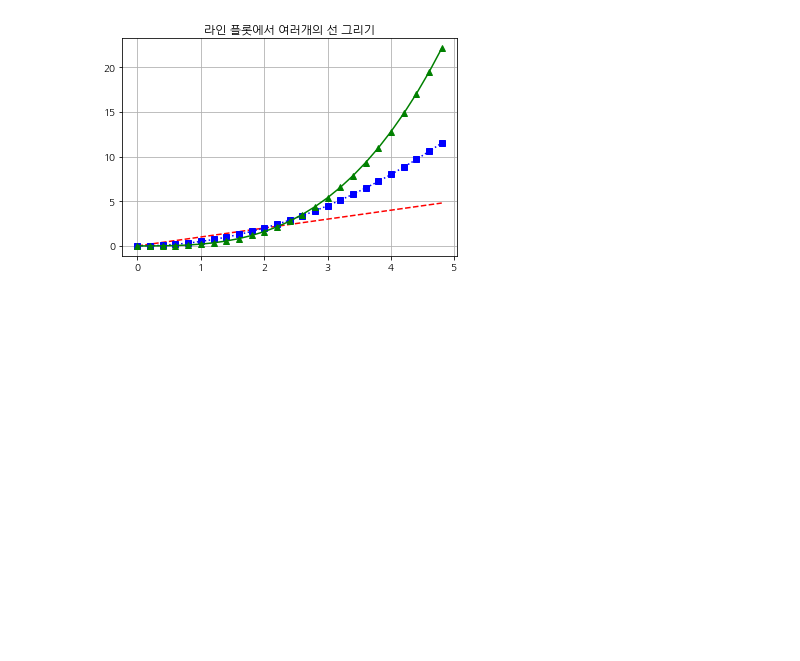
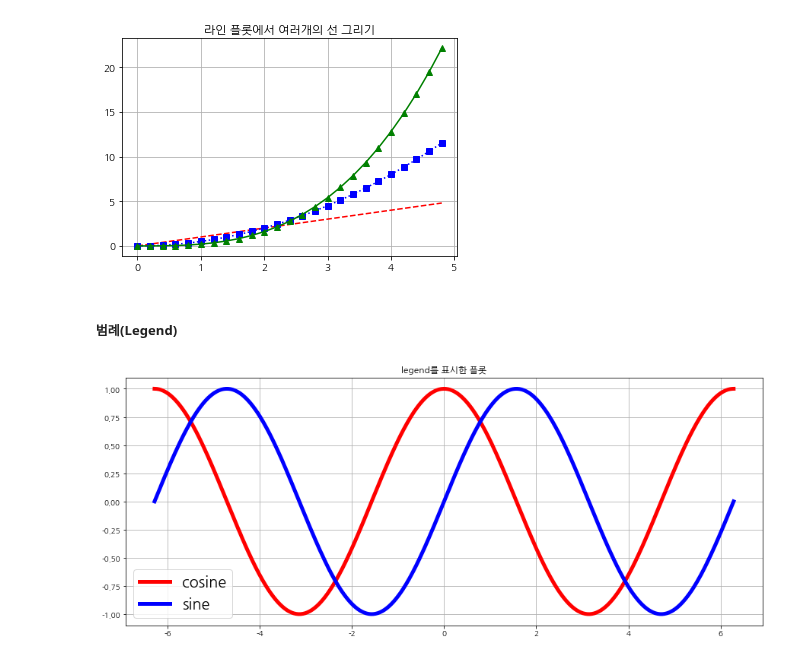
Before and after one commit to rubinkim/machine_learning_07_2022, a Jupyter notebook: 03_시각화/01_한글사용.ipynb, the cells around one changed output. Saved outputs shown, nothing was run; the diff lists cells and outputs as text; code cells hidden in the pictures; blank space fills up the shorter version.

Commit message:
Legend(범례) 만들기

```diff
--- a/03_시각화/01_한글사용.ipynb
+++ b/03_시각화/01_한글사용.ipynb
@@ -104,3 +104,17 @@ plt.grid()
 plt.show()
 # %% [output]
 [figure]
+# %% [markdown]
+##### 범례(Legend)
+# %%
+X = np.linspace(-2*np.pi, 2*np.pi, 256*2)
+C, S = np.cos(X), np.sin(X)
+plt.figure(figsize=(15, 6))
+plt.title("legend를 표시한 플롯")
+plt.plot(X, C, label="cosine", lw=5, c='r')
+plt.plot(X, S, label="sine", lw=5, c='b')
+plt.legend(loc="lower left", fontsize=20)
+plt.grid()
+plt.show()
+# %% [output]
+[figure, added]
```
Also changed, not shown: parts of 2 cells of this notebook.
